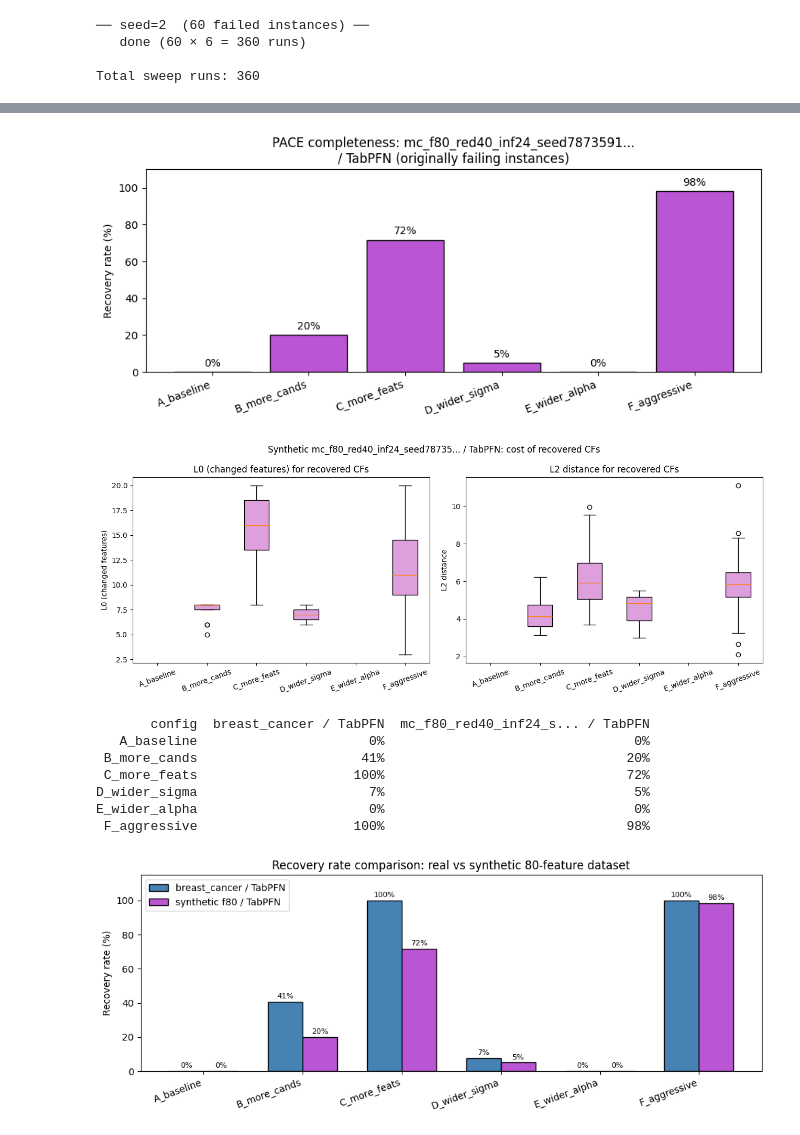
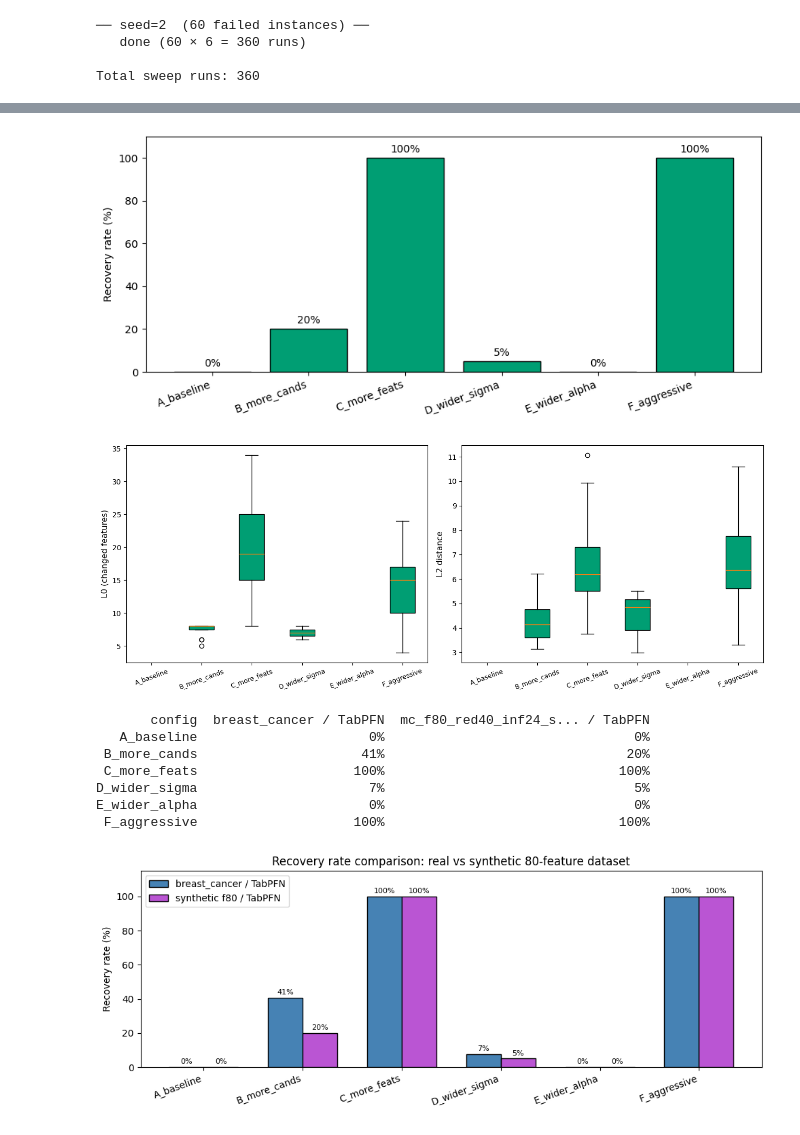
Before and after one commit to leonidaschristodoulou/cf-proposal, a Jupyter notebook: completness.ipynb, the cells around one changed output, grey strips where cells are left out. Drawn from its saved outputs; the diff is of its cells as text; code cells hidden in the pictures.

```diff
--- a/completness.ipynb
+++ b/completness.ipynb
@@ -772,3 +1022,26 @@ min       0.014341
 75%       0.961135
 max       0.989807
 Name: p_f, dtype: float64
+# %%
+
+# Sweep configs scaled for the 80-feature synthetic dataset.
+# For breast_cancer (30 features), max_changed_features=20 (67%) → 100% recovery.
+# With 80 features, max_feat=20 is only 25% → 72% recovery (F_aggressive: 98.3%).
+# Scaling proportionally: 50% → 40 feats, 100% → 80 feats.
+syn_n_features = syn_ds.X.shape[1]   # 80
+
+syn_sweep_configs = [
+    dict(name="A_baseline",    n_candidates=2000,  max_changed_features=8,                  base_sigma=0.25, sigma_max=1.0, alpha_range=(0.5, 1.0)),
+    dict(name="B_more_cands",  n_candidates=10000, max_changed_features=8,                  base_sigma=0.25, sigma_max=1.0, alpha_range=(0.5, 1.0)),
+    dict(name="C_more_feats",  n_candidates=2000,  max_changed_features=syn_n_features//2,  base_sigma=0.25, sigma_max=1.0, alpha_range=(0.5, 1.0)),
+    dict(name="D_wider_sigma", n_candidates=2000,  max_changed_features=8,  base_sigma=0.75, sigma_max=3.0, alpha_range=(0.5, 1.0)),
+    dict(name="E_wider_alpha", n_candidates=2000,  max_changed_features=8,  base_sigma=0.25, sigma_max=1.0, alpha_range=(0.1, 1.0)),
+    #dict(name="E_all_feats",   n_candidates=2000,  max_changed_features=syn_n_features,     base_sigma=0.25, sigma_max=1.0, alpha_range=(0.5, 1.0)),
+    dict(name="F_aggressive",  n_candidates=10000, max_changed_features=syn_n_features//2,   base_sigma=0.75, sigma_max=3.0, alpha_range=(0.1, 1.0)),
+]
+
+for cfg in syn_sweep_configs:
+    pct = 100 * cfg['max_changed_features'] // syn_n_features
+    print(f"{cfg['name']:20s}  n_cand={cfg['n_candidates']:6d}  "
+          f"max_feat={cfg['max_changed_features']:3d} ({pct:3d}% of {syn_n_features})  "
+          f"sigma={cfg['base_sigma']:.2f}/{cfg['sigma_max']:.1f}  alpha={cfg['alpha_range']}")
@@ -786,7 +1066,7 @@ for seed in SYN_SEEDS:
 
     models = fit_models(X_tr_sc, y_tr, seed=seed, include_tabpfn=True)
     pp_target   = proba_fn(models[SYN_TARGET_MODEL])
-    pp_guidance = proba_fn(models['LR'])  # PACE uses LR as guidance
+    pp_guidance = proba_fn(models['LR'])
 
     cache = guided_cf_build_cache(
         X_tr_sc=X_tr_sc,
@@ -795,10 +1075,9 @@ for seed in SYN_SEEDS:
         stageA_random_state=0,
         anchor_k=250,
         anchors_random_state=1,
-        feature_info=feature_info,   # None for synthetic
+        feature_info=feature_info,
     )
 
-    # Recover the same factual indices used in the original benchmark
     rng = np.random.default_rng(seed)
     _ = rng.choice(X_te_sc.shape[0], size=min(SYN_N_FACTUAL, X_te_sc.shape[0]), replace=False)
     failed_te_indices = set(seed_failed['idx'].tolist())
@@ -807,7 +1086,7 @@ for seed in SYN_SEEDS:
         x_f = X_te_sc[te_idx]
         p_f_val = float(pp_target(x_f[None, :])[0])
 
-        for cfg in sweep_configs:
+        for cfg in syn_sweep_configs:
             rs = stable_int_seed(seed, SYN_TARGET_MODEL, 'guided', int(te_idx))
             t0 = time.perf_counter()
             x_cf, rep = pace_with_params(
@@ -840,7 +1119,7 @@ for seed in SYN_SEEDS:
                 'time_s':               elapsed,
             })
 
-    print(f"   done ({len(seed_failed)} × {len(sweep_configs)} = {len(seed_failed)*len(sweep_configs)} runs)")
+    print(f"   done ({len(seed_failed)} × {len(syn_sweep_configs)} = {len(seed_failed)*len(syn_sweep_configs)} runs)")
 
 syn_sweep_df = pd.DataFrame(syn_sweep_rows)
 print(f"\nTotal sweep runs: {len(syn_sweep_df)}")
@@ -850,25 +1129,24 @@ print(f"\nTotal sweep runs: {len(syn_sweep_df)}")
 
 Total sweep runs: 360
 # %%
-# Recovery rate
 syn_recovery = (
     syn_sweep_df.groupby('config')['found']
     .agg(recovered='sum', total='count')
     .assign(recovery_rate=lambda d: d['recovered'] / d['total'])
-    .reindex([c['name'] for c in sweep_configs])
+    .reindex([c['name'] for c in syn_sweep_configs])
 )
 print(syn_recovery.to_string())
 
 fig, ax = plt.subplots(figsize=(9, 4))
-x = np.arange(len(sweep_configs))
-bars = ax.bar(x, syn_recovery['recovery_rate'] * 100, color='mediumorchid', edgecolor='k')
+x = np.arange(len(syn_sweep_configs))
+bars = ax.bar(x, syn_recovery['recovery_rate'] * 100, color='#009E73', edgecolor='k')
 ax.bar_label(bars, fmt='%.0f%%', padding=3)
 ax.set_xticks(x)
-ax.set_xticklabels([c['name'] for c in sweep_configs], rotation=20, ha='right')
+ax.set_xticklabels([c['name'] for c in syn_sweep_configs], rotation=20, ha='right')
 ax.set_ylabel('Recovery rate (%)')
-ax.set_title(f'PACE completeness: {SYN_TARGET_DATASET[:30]}...\n/ {SYN_TARGET_MODEL} (originally failing instances)')
 ax.set_ylim(0, 110)
 plt.tight_layout()
+plt.savefig("synth_recovery_rate.pdf", format="pdf", dpi=300, bbox_inches="tight")
 plt.show()
 # %% [output]
                recovered  total  recovery_rate
@@ -882,24 +1160,23 @@ F_aggressive          59     60       0.983333
-[figure, old version]
+[figure, new version]
 # %%
-# Cost when recovered
 syn_found = syn_sweep_df[syn_sweep_df['found']].copy()
-cfg_names = [c['name'] for c in sweep_configs]
+syn_cfg_names = [c['name'] for c in syn_sweep_configs]
 
 fig, axes = plt.subplots(1, 2, figsize=(13, 5))
 for ax, metric, label in zip(axes, ['l0', 'l2'], ['L0 (changed features)', 'L2 distance']):
-    data = [syn_found[syn_found['config'] == n][metric].dropna().values for n in cfg_names]
-    bp = ax.boxplot(data, labels=cfg_names, patch_artist=True)
+    data = [syn_found[syn_found['config'] == n][metric].dropna().values for n in syn_cfg_names]
+    bp = ax.boxplot(data, labels=syn_cfg_names, patch_artist=True)
     for patch in bp['boxes']:
-        patch.set_facecolor('plum')
-    ax.set_ylabel(label)
-    ax.set_title(f'{label} for recovered CFs')
-    ax.tick_params(axis='x', rotation=20)
+        patch.set_facecolor('#009E73')
+        #patch.set_alpha(0.6)
+    ax.set_ylabel(label, fontsize=11)
+    ax.tick_params(axis='x', rotation=20, labelsize=9)
 
-plt.suptitle(f'Synthetic {SYN_TARGET_DATASET[:28]}... / {SYN_TARGET_MODEL}: cost of recovered CFs')
 plt.tight_layout()
+plt.savefig("synth_recovery_cost.pdf", format="pdf", dpi=300, bbox_inches="tight")
 plt.show()
 # %% [output]
-[figure, old version]
+[figure, new version]
 # %%
 # Side-by-side comparison: real vs synthetic recovery rates
 comp = pd.DataFrame({
@@ -928,8 +1205,8 @@ plt.show()
        config  breast_cancer / TabPFN  mc_f80_red40_inf24_s... / TabPFN
    A_baseline                      0%                                0%
  B_more_cands                     41%                               20%
- C_more_feats                    100%                               72%
+ C_more_feats                    100%                              100%
 D_wider_sigma                      7%                                5%
 E_wider_alpha                      0%                                0%
- F_aggressive                    100%                               98%
+ F_aggressive                    100%                              100%
-[figure, old version]
+[figure, new version]
```
Also changed, not shown: parts of 10 cells of this notebook, 5 other files.
